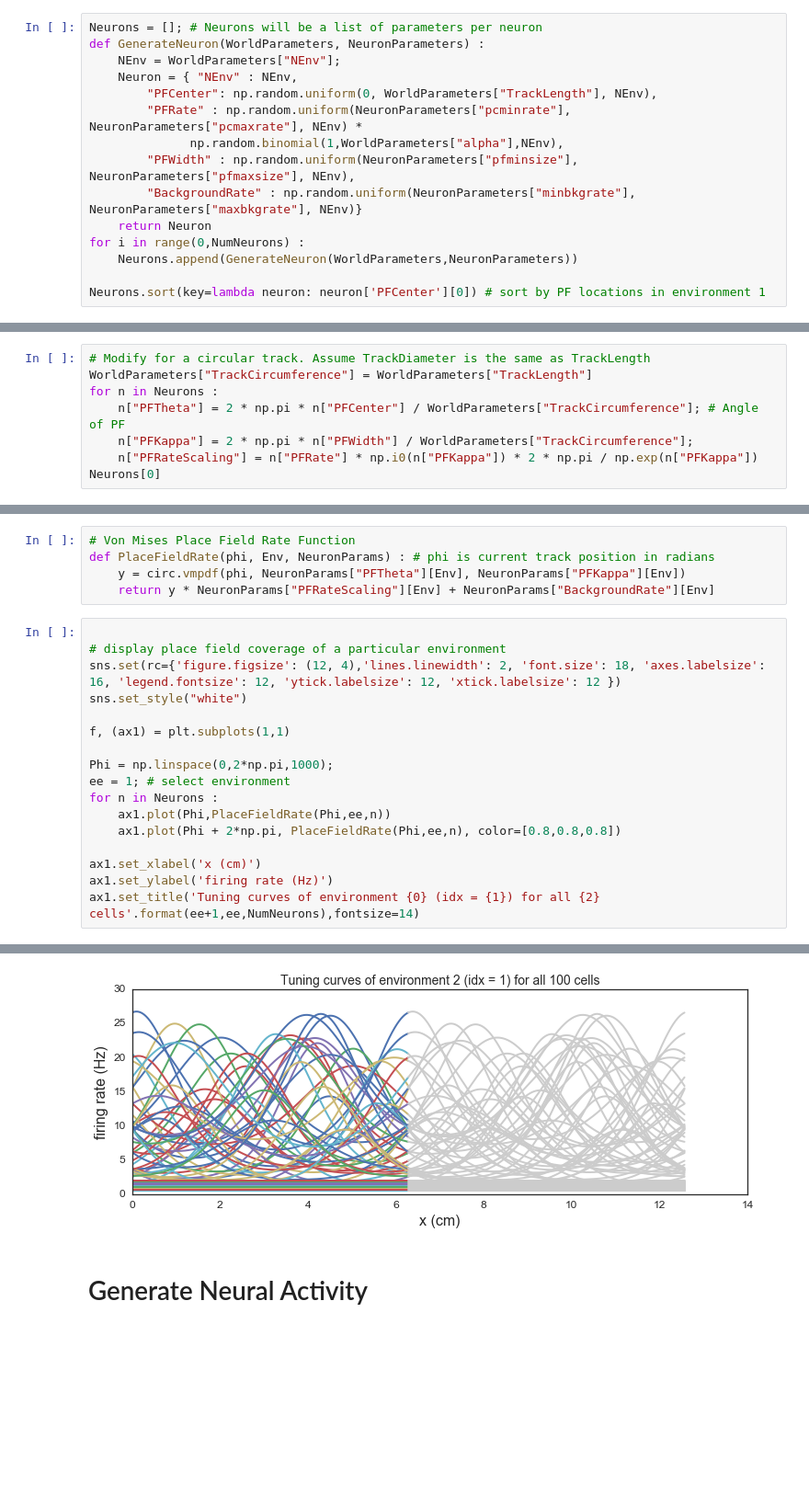
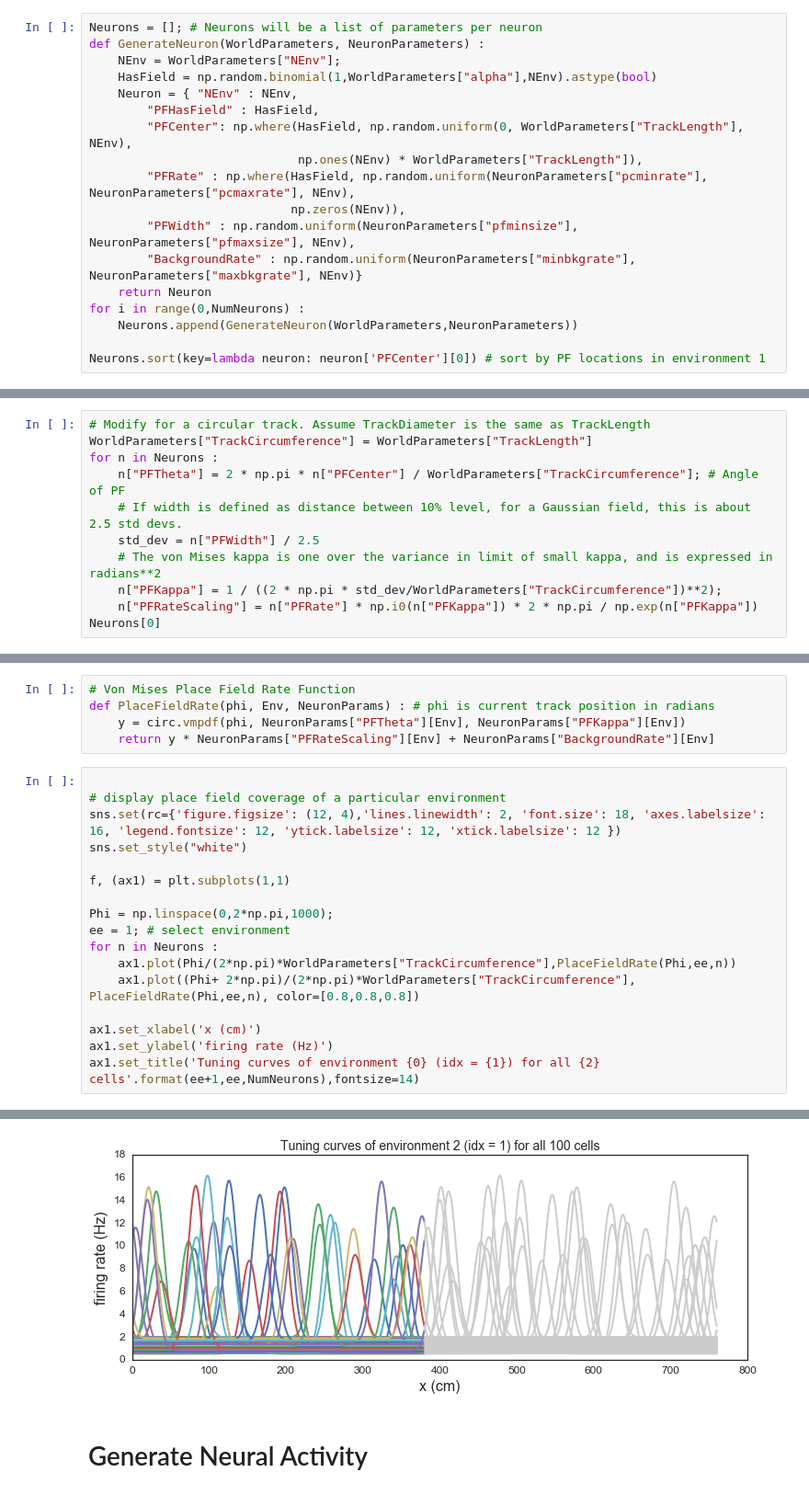
Before and after one commit to ckemere/SimulatedReplayStatistics, a Jupyter notebook: vonMisesRuns.ipynb, the cells around one changed output, grey strips where cells are left out. Shown: that part at 92% size. Saved outputs shown, nothing was run; the diff lists cells and outputs as text; blank space fills up the shorter version.

```diff
--- a/vonMisesRuns.ipynb
+++ b/vonMisesRuns.ipynb
@@ -36,10 +38,13 @@ WorldParameters = {
 Neurons = []; # Neurons will be a list of parameters per neuron
 def GenerateNeuron(WorldParameters, NeuronParameters) :
     NEnv = WorldParameters["NEnv"];
+    HasField = np.random.binomial(1,WorldParameters["alpha"],NEnv).astype(bool)
     Neuron = { "NEnv" : NEnv,
-        "PFCenter": np.random.uniform(0, WorldParameters["TrackLength"], NEnv),
-        "PFRate" : np.random.uniform(NeuronParameters["pcminrate"], NeuronParameters["pcmaxrate"], NEnv) *
-              np.random.binomial(1,WorldParameters["alpha"],NEnv),
+        "PFHasField" : HasField,
+        "PFCenter": np.where(HasField, np.random.uniform(0, WorldParameters["TrackLength"], NEnv),
+                             np.ones(NEnv) * WorldParameters["TrackLength"]),
+        "PFRate" : np.where(HasField, np.random.uniform(NeuronParameters["pcminrate"], NeuronParameters["pcmaxrate"], NEnv),
+                            np.zeros(NEnv)),
         "PFWidth" : np.random.uniform(NeuronParameters["pfminsize"], NeuronParameters["pfmaxsize"], NEnv),
         "BackgroundRate" : np.random.uniform(NeuronParameters["minbkgrate"], NeuronParameters["maxbkgrate"], NEnv)}
     return Neuron
@@ -61,7 +70,10 @@ Neurons[0]
 WorldParameters["TrackCircumference"] = WorldParameters["TrackLength"]
 for n in Neurons :
     n["PFTheta"] = 2 * np.pi * n["PFCenter"] / WorldParameters["TrackCircumference"]; # Angle of PF
-    n["PFKappa"] = 2 * np.pi * n["PFWidth"] / WorldParameters["TrackCircumference"];
+    # If width is defined as distance between 10% level, for a Gaussian field, this is about 2.5 std devs.
+    std_dev = n["PFWidth"] / 2.5
+    # The von Mises kappa is one over the variance in limit of small kappa, and is expressed in radians**2
+    n["PFKappa"] = 1 / ((2 * np.pi * std_dev/WorldParameters["TrackCircumference"])**2);
     n["PFRateScaling"] = n["PFRate"] * np.i0(n["PFKappa"]) * 2 * np.pi / np.exp(n["PFKappa"])
 Neurons[0]
 # %% [output]
@@ -82,23 +94,23 @@ def PlaceFieldRate(phi, Env, NeuronParams) : # phi is current track position in
 # %%
 
 # display place field coverage of a particular environment
 sns.set(rc={'figure.figsize': (12, 4),'lines.linewidth': 2, 'font.size': 18, 'axes.labelsize': 16, 'legend.fontsize': 12, 'ytick.labelsize': 12, 'xtick.labelsize': 12 })
 sns.set_style("white")
 
 f, (ax1) = plt.subplots(1,1)
 
 Phi = np.linspace(0,2*np.pi,1000);
 ee = 1; # select environment
 for n in Neurons :
-    ax1.plot(Phi,PlaceFieldRate(Phi,ee,n))
-    ax1.plot(Phi + 2*np.pi, PlaceFieldRate(Phi,ee,n), color=[0.8,0.8,0.8])
+    ax1.plot(Phi/(2*np.pi)*WorldParameters["TrackCircumference"],PlaceFieldRate(Phi,ee,n))
+    ax1.plot((Phi+ 2*np.pi)/(2*np.pi)*WorldParameters["TrackCircumference"], PlaceFieldRate(Phi,ee,n), color=[0.8,0.8,0.8])
 
 ax1.set_xlabel('x (cm)')
 ax1.set_ylabel('firing rate (Hz)')
 ax1.set_title('Tuning curves of environment {0} (idx = {1}) for all {2} cells'.format(ee+1,ee,NumNeurons),fontsize=14)
 # %% [output]
 <matplotlib.text.Text at 0x...>
-[figure, old version]
+[figure, new version]
 # %% [markdown]
 # Generate Neural Activity
 # %%
```
Also changed, not shown: parts of 8 cells of this notebook, 2 other files.
